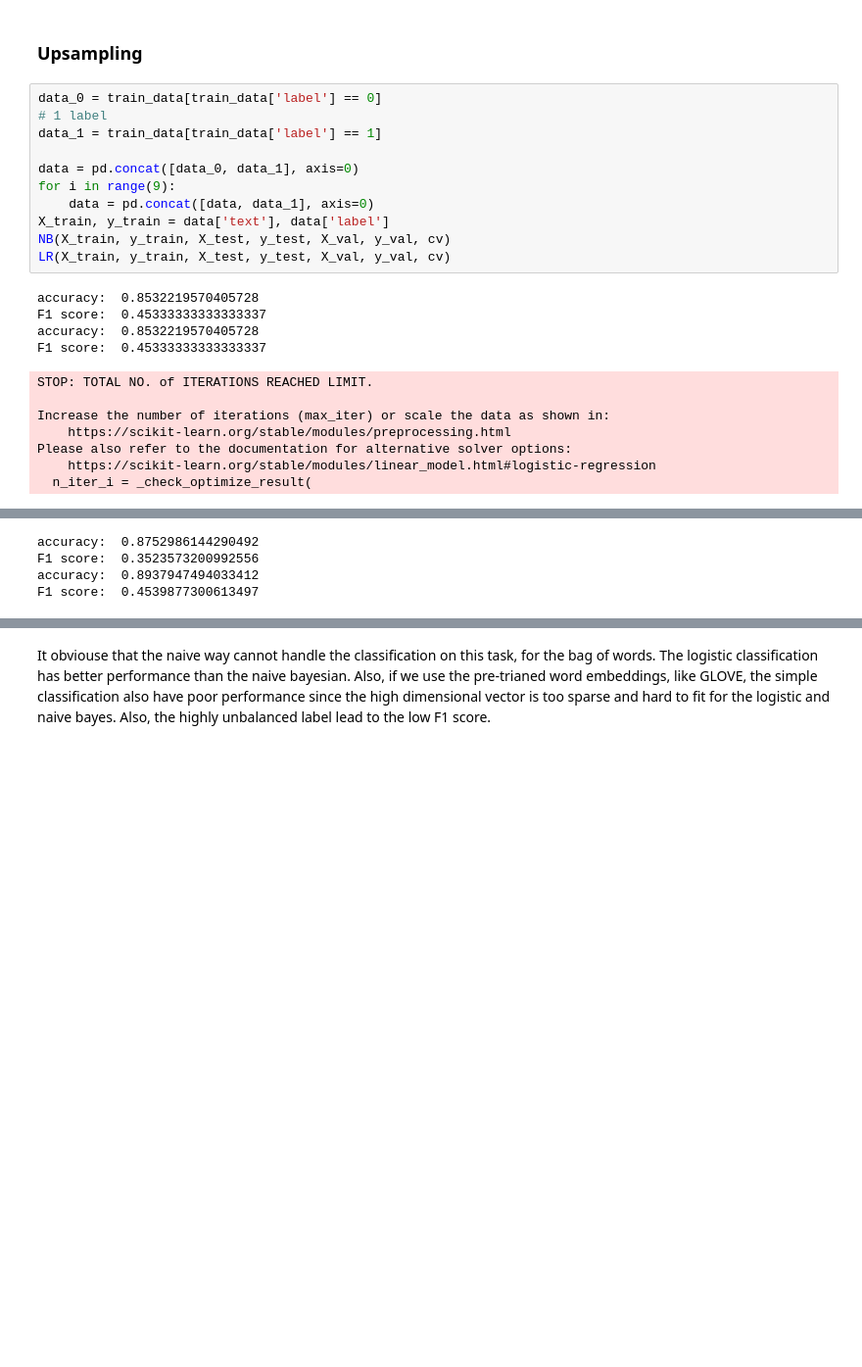
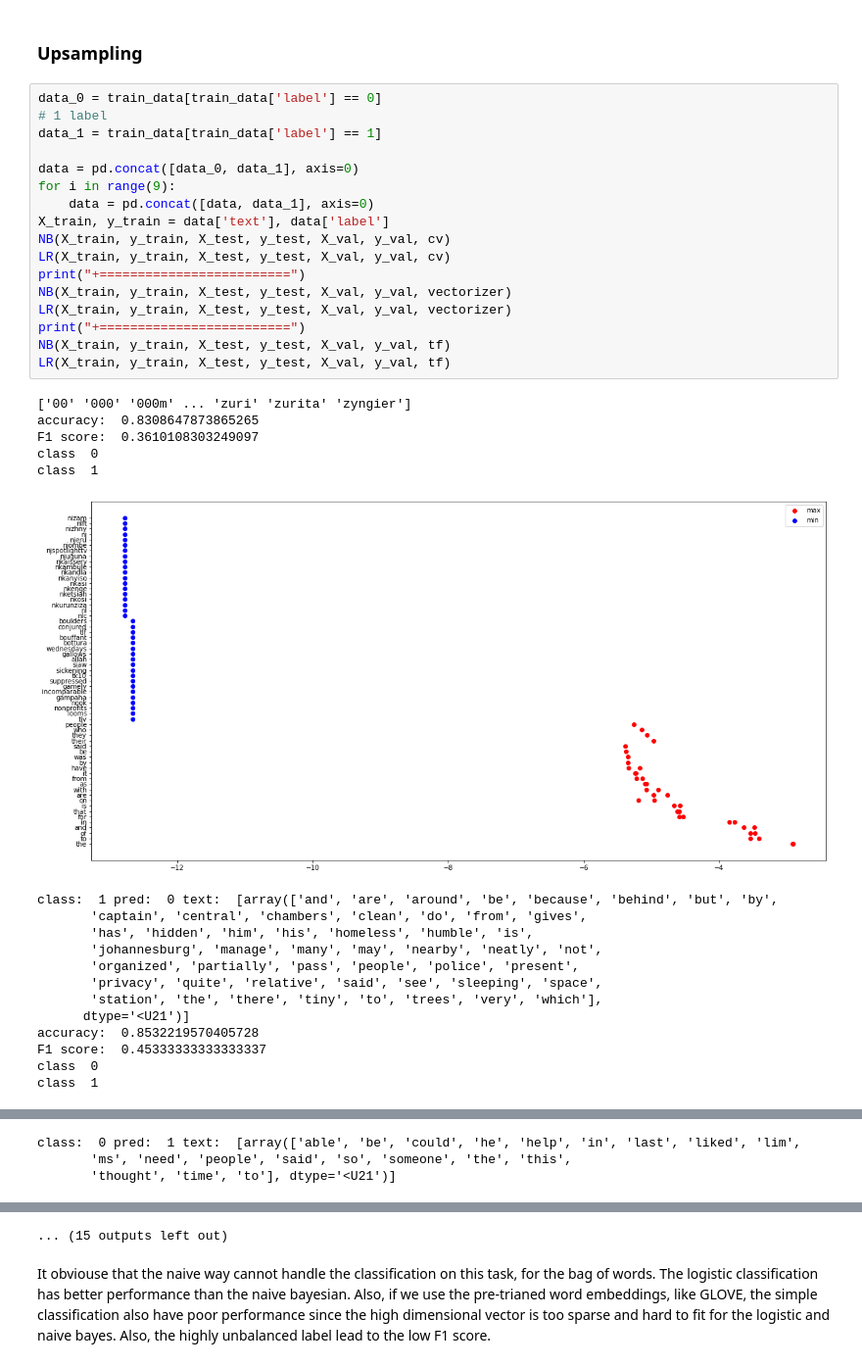
Before and after one commit to Falanke21/Don-t-Patronize-Me-HuggingFace-Implementation, a Jupyter notebook: test.ipynb, the cells around one changed output, grey strips where cells are left out. Shown at 98% size. Cells and saved outputs as stored; diff of their text form; blank space fills up the shorter version.

```diff
--- a/test.ipynb
+++ b/test.ipynb
@@ -212,23 +535,36 @@ Please also refer to the documentation for alternative solver options:
 # %%
 data_0 = train_data[train_data['label'] == 0]
 # 1 label
 data_1 = train_data[train_data['label'] == 1]
 
 data = pd.concat([data_0, data_1], axis=0)
 for i in range(9):
     data = pd.concat([data, data_1], axis=0)
 X_train, y_train = data['text'], data['label']
 NB(X_train, y_train, X_test, y_test, X_val, y_val, cv)
 LR(X_train, y_train, X_test, y_test, X_val, y_val, cv)
+print("+=========================")
+NB(X_train, y_train, X_test, y_test, X_val, y_val, vectorizer)
+LR(X_train, y_train, X_test, y_test, X_val, y_val, vectorizer)
+print("+=========================")
+NB(X_train, y_train, X_test, y_test, X_val, y_val, tf)
+LR(X_train, y_train, X_test, y_test, X_val, y_val, tf)
 # %% [output]
-accuracy:  0.8532219570405728
-F1 score:  0.45333333333333337
-accuracy:  0.8532219570405728
-F1 score:  0.45333333333333337
+['00' '000' '000m' ... 'zuri' 'zurita' 'zyngier']
+accuracy:  0.8308647873865265
+F1 score:  0.3610108303249097
+class  0
+class  1
+[figure, added]
-STOP: TOTAL NO. of ITERATIONS REACHED LIMIT.
-
-Increase the number of iterations (max_iter) or scale the data as shown in:
-    https://scikit-learn.org/stable/modules/preprocessing.html
-Please also refer to the documentation for alternative solver options:
-    https://scikit-learn.org/stable/modules/linear_model.html#logistic-regression
-  n_iter_i = _check_optimize_result(
+class:  1 pred:  0 text:  [array(['and', 'are', 'around', 'be', 'because', 'behind', 'but', 'by',
+       'captain', 'central', 'chambers', 'clean', 'do', 'from', 'gives',
+       'has', 'hidden', 'him', 'his', 'homeless', 'humble', 'is',
+       'johannesburg', 'manage', 'many', 'may', 'nearby', 'neatly', 'not',
+       'organized', 'partially', 'pass', 'people', 'police', 'present',
+       'privacy', 'quite', 'relative', 'said', 'see', 'sleeping', 'space',
+       'station', 'the', 'there', 'tiny', 'to', 'trees', 'very', 'which'],
+      dtype='<U21')]
+accuracy:  0.8532219570405728
+F1 score:  0.45333333333333337
+class  0
+class  1
@@ -235,7 +572,6 @@ Please also refer to the documentation for alternative solver options:
-accuracy:  0.8752986144290492
-F1 score:  0.3523573200992556
-accuracy:  0.8937947494033412
-F1 score:  0.4539877300613497
+class:  0 pred:  1 text:  [array(['able', 'be', 'could', 'he', 'help', 'in', 'last', 'liked', 'lim',
+       'ms', 'need', 'people', 'said', 'so', 'someone', 'the', 'this',
+       'thought', 'time', 'to'], dtype='<U21')]
 STOP: TOTAL NO. of ITERATIONS REACHED LIMIT.
 
 Increase the number of iterations (max_iter) or scale the data as shown in:
@@ -246,3 +617,4 @@ Please also refer to the documentation for alternative solver options:
+... (15 outputs left out)
 # %% [markdown]
 It obviouse that the naive way cannot handle the classification on this task, for the bag of words. The logistic classification has better performance than the naive bayesian. Also, if we use the pre-trianed word embeddings, like GLOVE, the simple classification also have poor performance since the high dimensional vector is too sparse and hard to fit for the logistic and naive bayes. Also, the highly unbalanced label lead to the low F1 score.
 # %%
```
Also changed, not shown: parts of 14 cells of this notebook.
